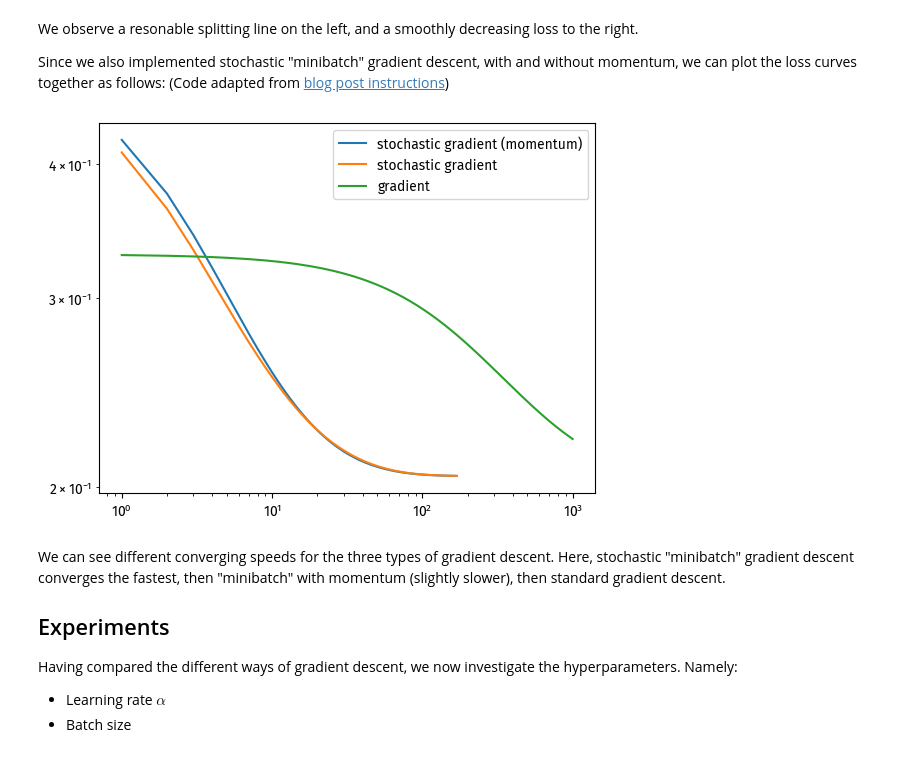
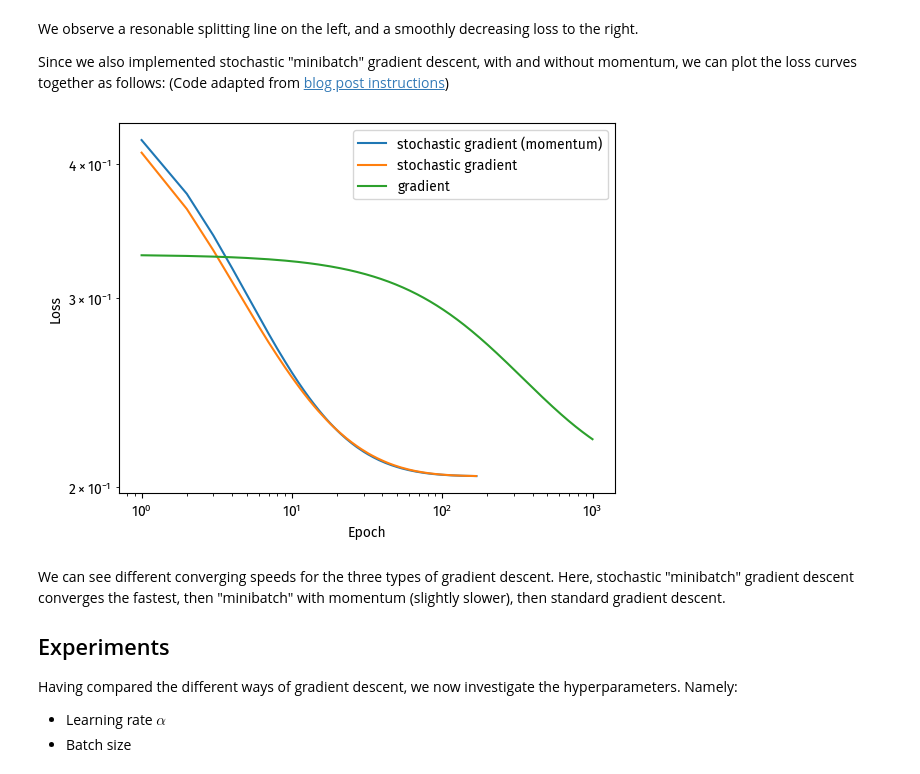
Before and after one commit to doabell/451-blog, a Jupyter notebook: posts/logistic-regression/index.ipynb, the cells around one changed output. Saved outputs shown, nothing was run; the diff lists cells and outputs as text; code cells hidden in the pictures.

```diff
--- a/posts/logistic-regression/index.ipynb
+++ b/posts/logistic-regression/index.ipynb
@@ -108,34 +108,36 @@ plt.plot(
 
 LR = LogisticRegression()
 LR.fit_stochastic(
     X, y,
     max_epochs=1000,
     momentum=False,
     batch_size=10,
     alpha=.01
 )
 
 num_steps = len(LR.loss_history)
 plt.plot(
     np.arange(num_steps) + 1, LR.loss_history,
     label="stochastic gradient"
 )
 
 LR = LogisticRegression()
 LR.fit(X, y, alpha=.01, max_epochs=1000)
 
 num_steps = len(LR.loss_history)
 plt.plot(
     np.arange(num_steps) + 1,
     LR.loss_history,
     label="gradient"
 )
 
 plt.loglog()
 
 legend = plt.legend()
+xlab = plt.xlabel("Epoch")
+ylab = plt.ylabel("Loss")
 # %% [output]
-[figure, old version]
+[figure, new version]
 # %% [markdown]
 We can see different converging speeds for the three types of gradient descent.
 Here, stochastic "minibatch" gradient descent converges the fastest, then "minibatch" with momentum (slightly slower), then standard gradient descent.
```
Also changed, not shown: parts of 4 cells of this notebook.
